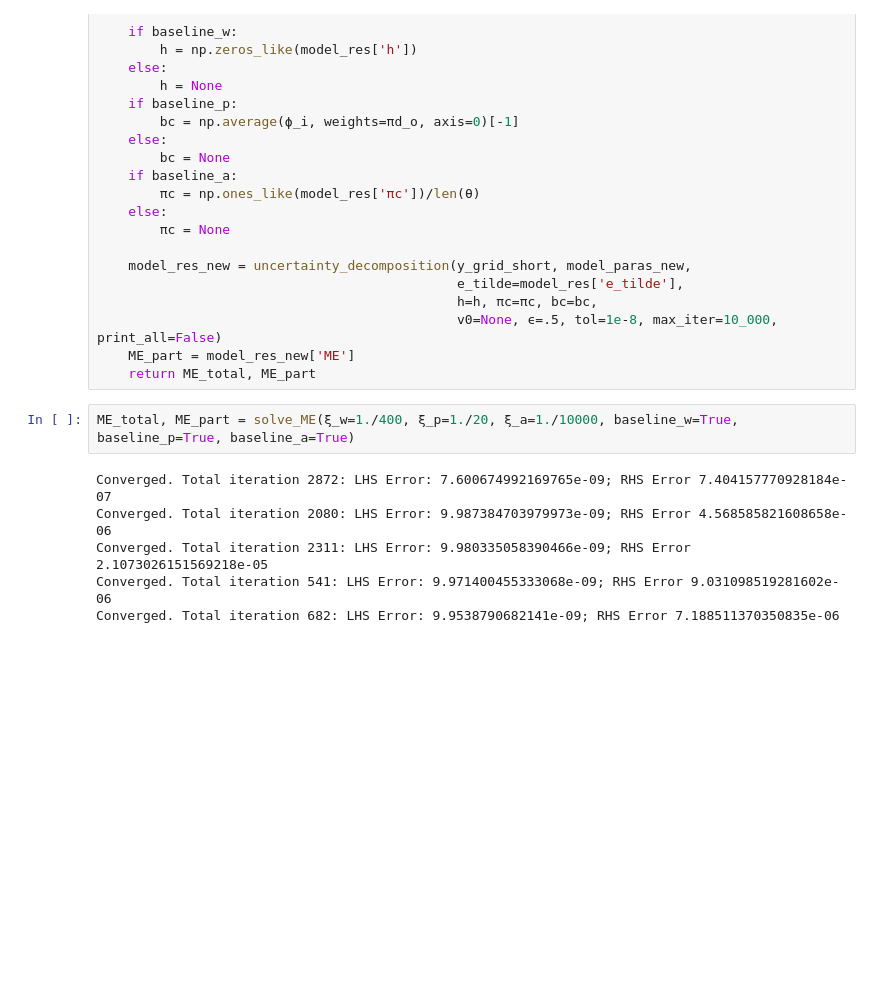
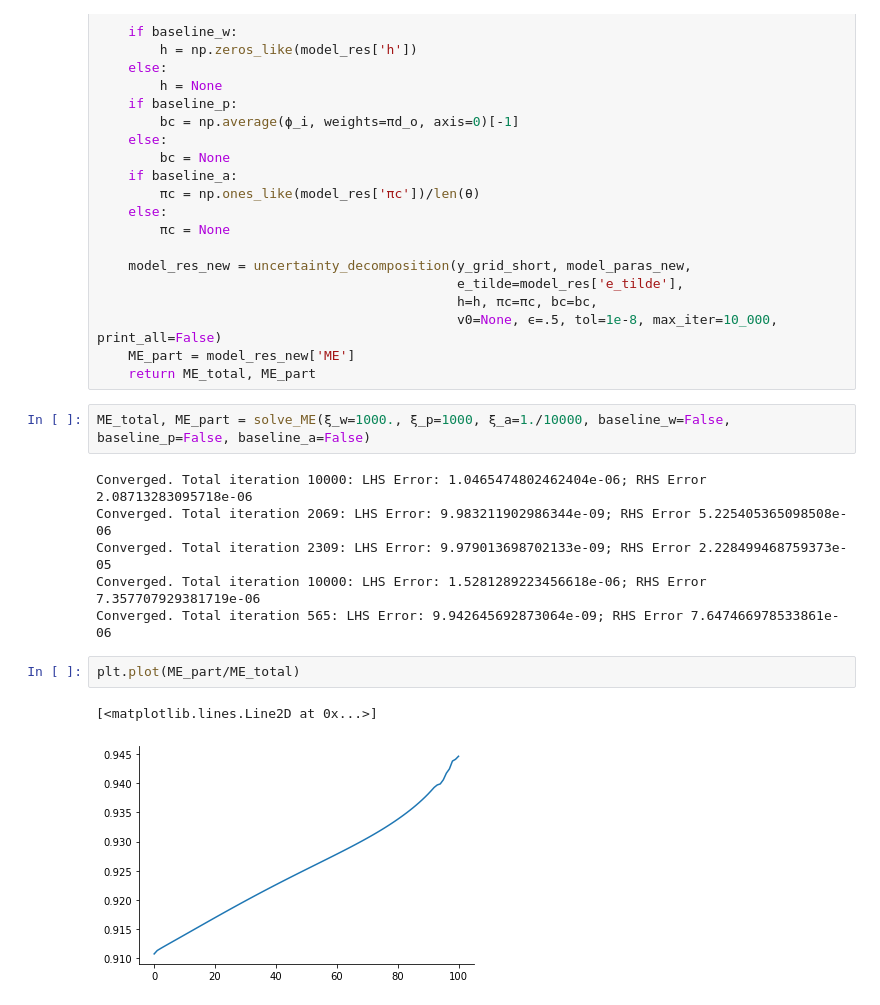
Before and after one commit to lphansen/ClimateUncertaintySpillover, a Jupyter notebook: notebook/uncertainty_decomposition_minimize.ipynb, the cells around one changed output. Cells and saved outputs as stored; diff of their text form; blank space fills up the shorter version.

```diff
--- a/notebook/uncertainty_decomposition_minimize.ipynb
+++ b/notebook/uncertainty_decomposition_minimize.ipynb
@@ -127,10 +127,15 @@ def solve_ME(ξ_w, ξ_p, ξ_a, baseline_w, baseline_p, baseline_a):
     ME_part = model_res_new['ME']
     return ME_total, ME_part
 # %%
-ME_total, ME_part = solve_ME(ξ_w=1./400, ξ_p=1./20, ξ_a=1./10000, baseline_w=True, baseline_p=True, baseline_a=True)
+ME_total, ME_part = solve_ME(ξ_w=1000., ξ_p=1000, ξ_a=1./10000, baseline_w=False, baseline_p=False, baseline_a=False)
 # %% [output]
-Converged. Total iteration 2872: LHS Error: 7.600674992169765e-09; RHS Error 7.404157770928184e-07
-Converged. Total iteration 2080: LHS Error: 9.987384703979973e-09; RHS Error 4.568585821608658e-06
-Converged. Total iteration 2311: LHS Error: 9.980335058390466e-09; RHS Error 2.1073026151569218e-05
-Converged. Total iteration 541: LHS Error: 9.971400455333068e-09; RHS Error 9.031098519281602e-06
-Converged. Total iteration 682: LHS Error: 9.9538790682141e-09; RHS Error 7.188511370350835e-06
+Converged. Total iteration 10000: LHS Error: 1.0465474802462404e-06; RHS Error 2.08713283095718e-06
+Converged. Total iteration 2069: LHS Error: 9.983211902986344e-09; RHS Error 5.225405365098508e-06
+Converged. Total iteration 2309: LHS Error: 9.979013698702133e-09; RHS Error 2.228499468759373e-05
+Converged. Total iteration 10000: LHS Error: 1.5281289223456618e-06; RHS Error 7.357707929381719e-06
+Converged. Total iteration 565: LHS Error: 9.942645692873064e-09; RHS Error 7.647466978533861e-06
+# %%
+plt.plot(ME_part/ME_total)
+# %% [output]
+[<matplotlib.lines.Line2D at 0x...>]
+[figure, added]
```
Also changed, not shown: 20 other files.
